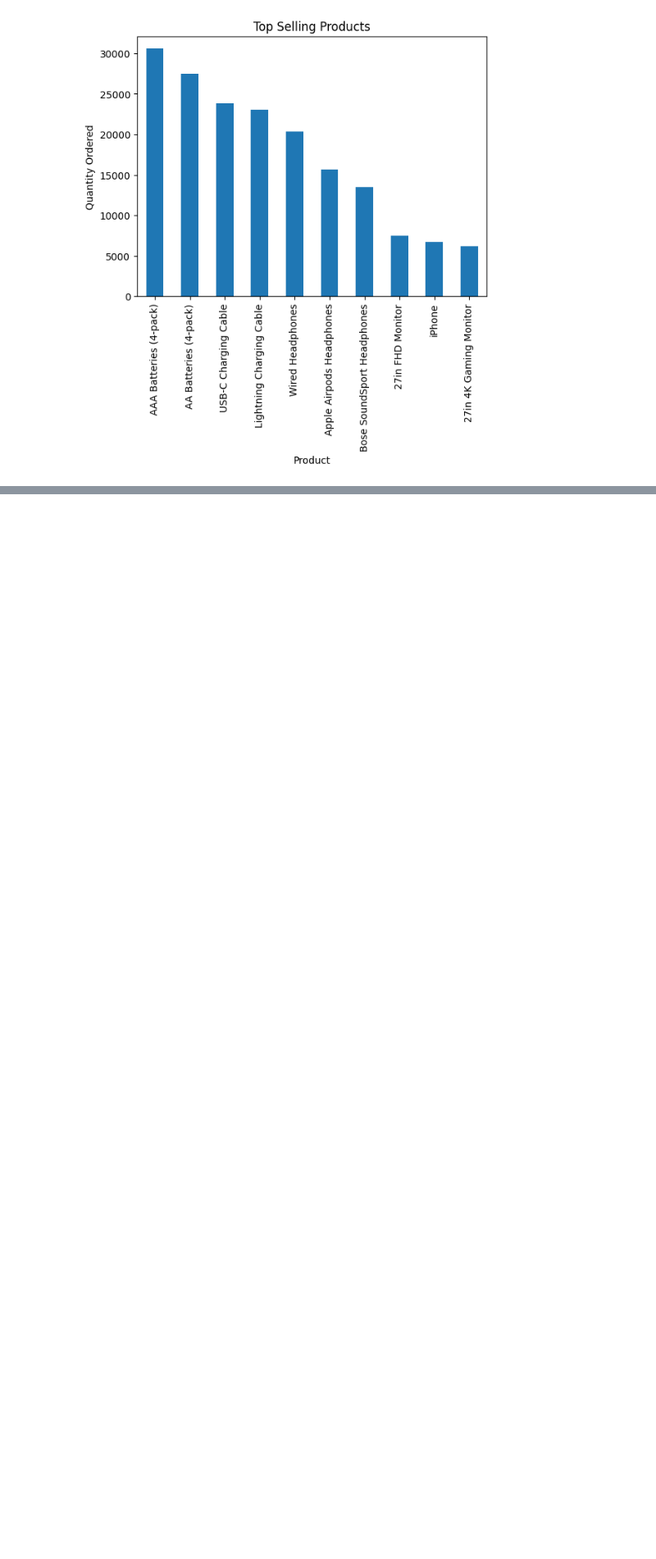
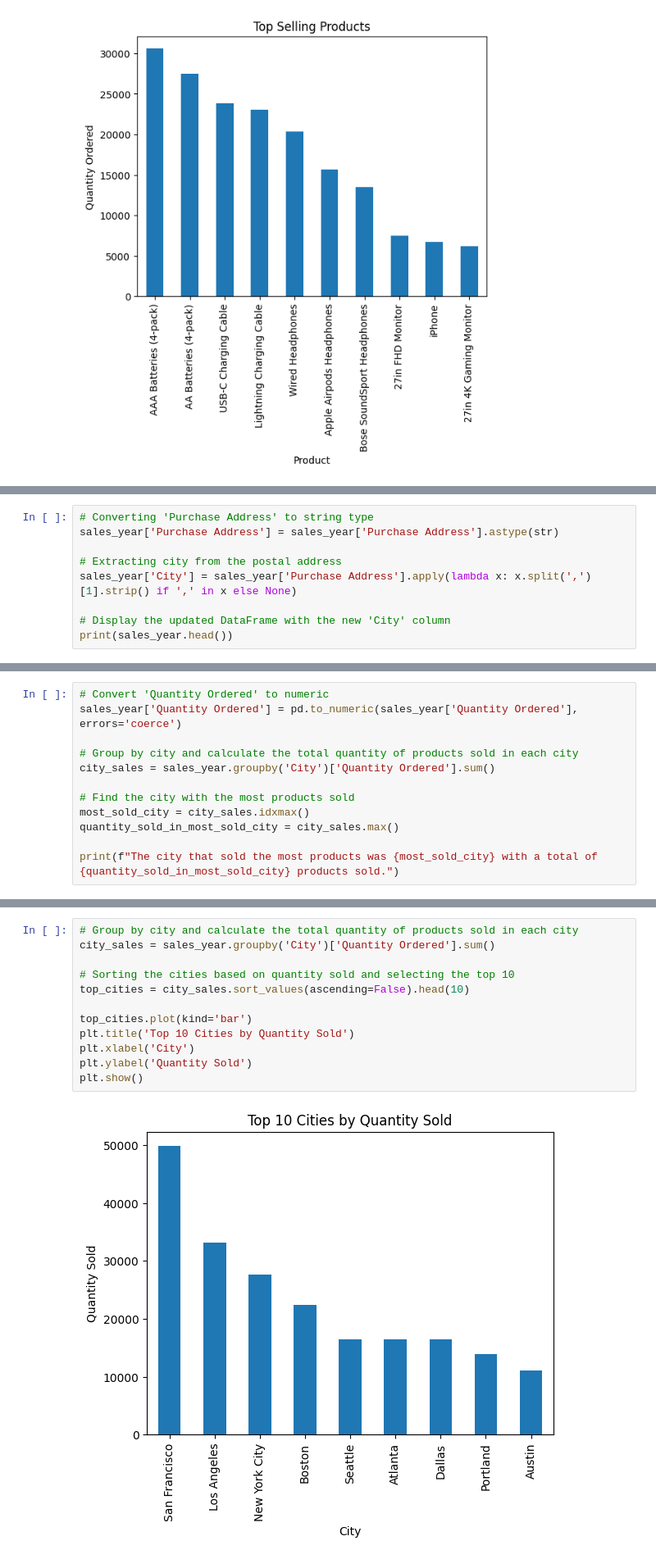
Before and after one commit to NijjohUnno/Sales-Analysis, a Jupyter notebook: Sales_Analysis.ipynb, the cells around one changed output, grey strips where cells are left out. Shown at 82% size. Saved outputs shown, nothing was run; the diff lists cells and outputs as text; blank space fills up the shorter version.

```diff
--- a/Sales_Analysis.ipynb
+++ b/Sales_Analysis.ipynb
@@ -176,0 +179,9 @@ plt.show()
+# %%
+# Converting 'Purchase Address' to string type
+sales_year['Purchase Address'] = sales_year['Purchase Address'].astype(str)
+
+# Extracting city from the postal address
+sales_year['City'] = sales_year['Purchase Address'].apply(lambda x: x.split(',')[1].strip() if ',' in x else None)
+
+# Display the updated DataFrame with the new 'City' column
+print(sales_year.head())
@@ -176,0 +202,12 @@ plt.show()
+# %%
+# Convert 'Quantity Ordered' to numeric
+sales_year['Quantity Ordered'] = pd.to_numeric(sales_year['Quantity Ordered'], errors='coerce')
+
+# Group by city and calculate the total quantity of products sold in each city
+city_sales = sales_year.groupby('City')['Quantity Ordered'].sum()
+
+# Find the city with the most products sold
+most_sold_city = city_sales.idxmax()
+quantity_sold_in_most_sold_city = city_sales.max()
+
+print(f"The city that sold the most products was {most_sold_city} with a total of {quantity_sold_in_most_sold_city} products sold.")
@@ -176,0 +218,14 @@ plt.show()
+# %%
+# Group by city and calculate the total quantity of products sold in each city
+city_sales = sales_year.groupby('City')['Quantity Ordered'].sum()
+
+# Sorting the cities based on quantity sold and selecting the top 10
+top_cities = city_sales.sort_values(ascending=False).head(10)
+
+top_cities.plot(kind='bar')
+plt.title('Top 10 Cities by Quantity Sold')
+plt.xlabel('City')
+plt.ylabel('Quantity Sold')
+plt.show()
+# %% [output]
+[figure, added]
```
Also changed, not shown: parts of 11 cells of this notebook.
